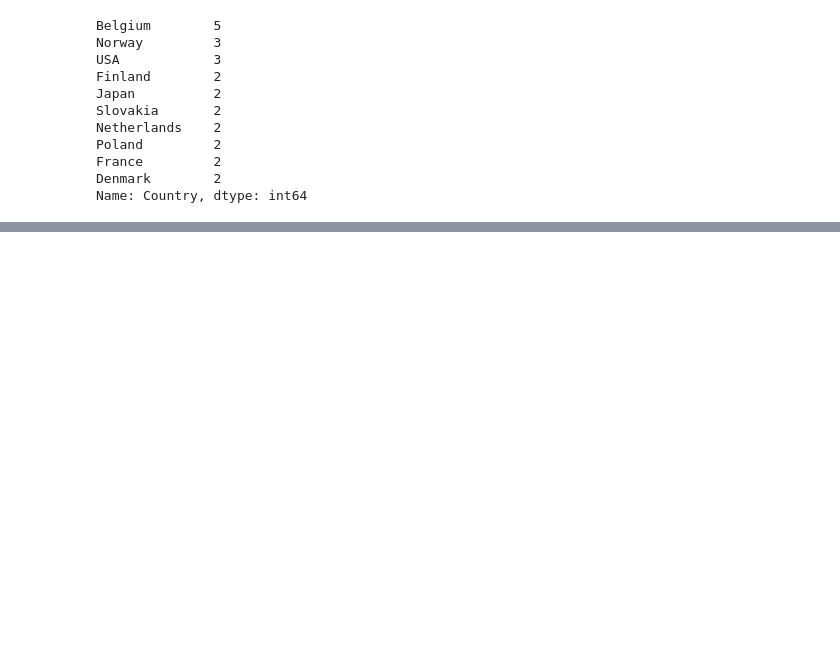
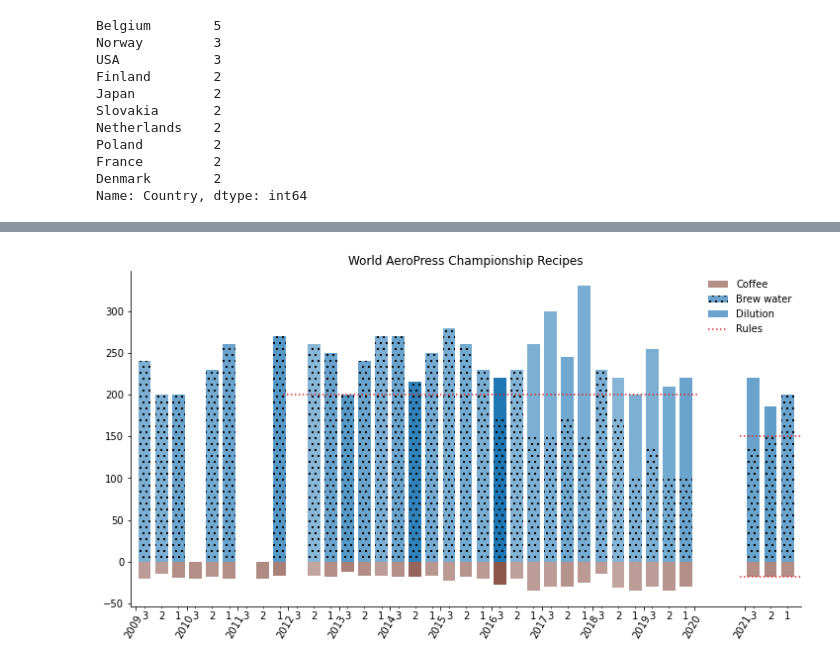
Before and after one commit to germannp/data-science, a Jupyter notebook: aeropress.ipynb, the cells around one changed output, grey strips where cells are left out. Drawn from its saved outputs; the diff is of its cells as text; code cells hidden in the pictures; blank space fills up the shorter version.

Commit message:
Plot ratios

```diff
--- a/aeropress.ipynb
+++ b/aeropress.ipynb
@@ -95,0 +43,67 @@ plt.show()
+# %%
+year_rank = lambda recipe: recipe["Year"] + (7 - 2 * recipe["Rank"]) / 6
+
+plt.figure(figsize=[10.1, 5.7])
+plt.title("World AeroPress Championship Recipes")
+
+for _, recipe in recipes.iterrows():  # Alpha won't work as vector ...
+    alpha = 0.5 + (recipe["Time [min]"] - 1) / 6 - 0.0001
+    if not 0.5 < alpha <= 1:
+        alpha = 4 / 6
+
+    plt.bar(
+        x=year_rank(recipe),
+        height=-recipe["Coffee [gr]"],
+        width=0.25,
+        color="C5",
+        alpha=alpha,
+        label="Coffee",
+    )
+    plt.bar(
+        x=year_rank(recipe),
+        height=recipe["Water for brewing [gr]"],
+        width=0.25,
+        hatch="..",
+        label="Brew water",
+        color="C0",
+        alpha=alpha,
+    )
+    plt.bar(
+        x=year_rank(recipe),
+        bottom=recipe["Water for brewing [gr]"],
+        height=recipe["Water after brew [gr]"],
+        width=0.25,
+        color="C0",
+        alpha=alpha,
+        label="Dilution",
+    )
+
+# Oldest reference I could find on 200ml rule was 2021:
+# https://manlycoffee.tumblr.com/post/20242539158/rules-japan-aeropress-championships-2012
+plt.hlines(200, 2011.9, 2020.1, color="C3", linestyle=":")
+plt.hlines(150, 2020.9, 2022.1, color="C3", linestyle=":")
+plt.hlines(-18, 2020.9, 2022.1, color="C3", linestyle=":", label="Rules")
+
+plt.gca().set_xlim(2008.9, 2022.1)
+plt.xticks(
+    range(2009, recipes["Year"].max() + 1),
+    rotation=60,
+    ha="right",
+    rotation_mode="anchor",
+)
+
+plt.gca().xaxis.set_minor_locator(FixedLocator(recipes.apply(year_rank, axis=1)))
+plt.gca().xaxis.set_minor_formatter(FixedFormatter(["1", "2", "3"] * 15))
+
+handles, labels = plt.gca().get_legend_handles_labels()
+plt.legend(
+    handles[1:4] + [handles[0]],
+    labels[1:4] + [labels[0]],
+    frameon=False,
+)
+plt.tight_layout()
+sns.despine()
+plt.savefig("ratio.png", transparent=False, dpi=150)
+plt.show()
+# %% [output]
+[figure, added]
```
Also changed, not shown: parts of 3 cells of this notebook.
